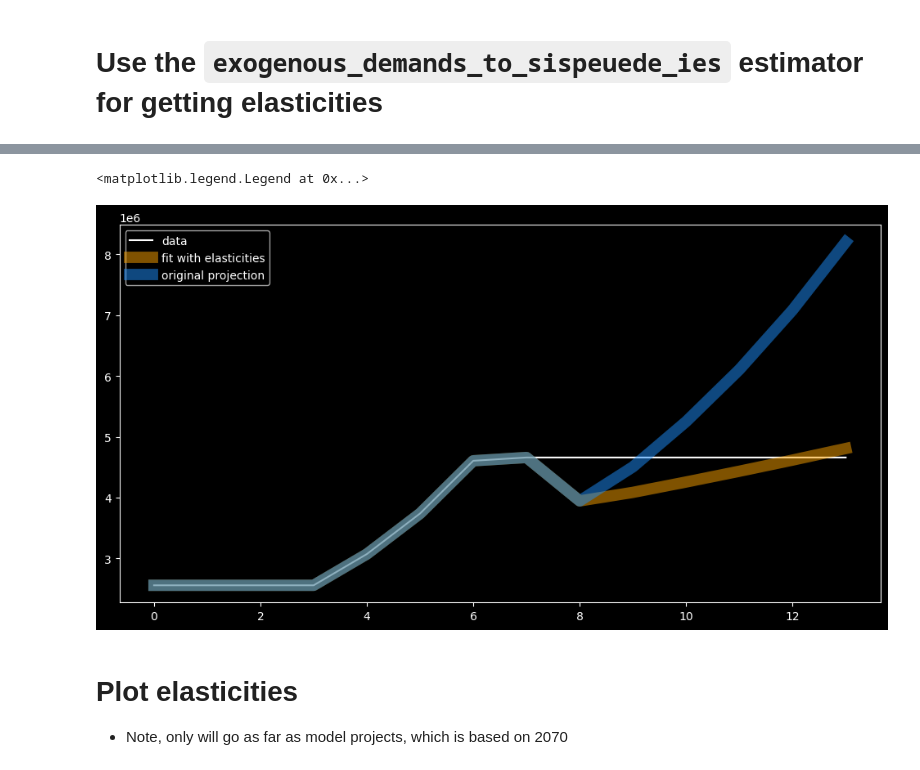
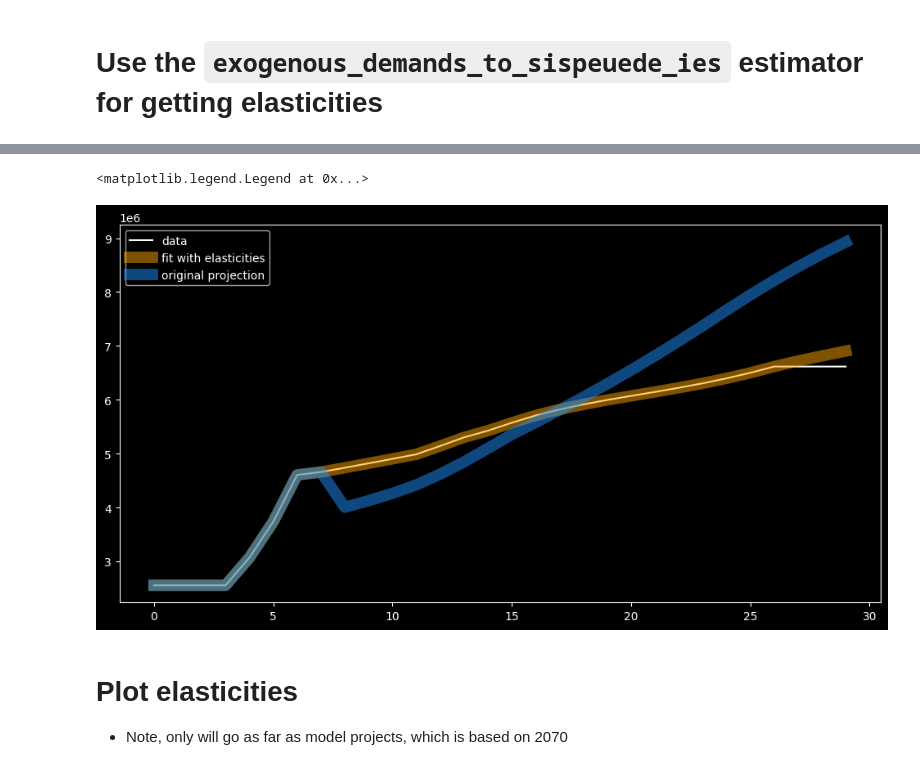
Before and after one commit to sisepuede-framework/ssp_uganda_data, a Jupyter notebook: data_processing/ELASTICITIES_INDUSTRIAL_PRODUCTION.ipynb, the cells around one changed output, grey strips where cells are left out. Saved outputs shown, nothing was run; the diff lists cells and outputs as text; code cells hidden in the pictures.

Commit message:
updated industrial elasticities to reflect growth rates from NDPIV

```diff
--- a/data_processing/ELASTICITIES_INDUSTRIAL_PRODUCTION.ipynb
+++ b/data_processing/ELASTICITIES_INDUSTRIAL_PRODUCTION.ipynb
@@ -88,5 +88,9 @@ df_ext = (
     )
 )
 
-# estimate the first year needed for projecting
-time_period_project_first = int(float(df_ext[time_periods.field_time_period].max() + 1))
+# get extraction by year
+df_ext_by_year = (
+    time_periods
+    .tps_to_years(df_ext)
+    .drop(columns = time_periods.field_time_period)
+)
@@ -101,7 +305,7 @@ modvar_scalar = matt.get_variable(model_ippu.modvar_ippu_scalar_production, )
 
 importlib.reload(elast)
 df_prodscalar, df_elasticities, df_prodinit = elast.exogenous_demands_to_sispeuede_ies(
-    df_inputs,
+    df_inputs2,
     matt,
     modvar_prodinit,  # model_ippu.modvar_ippu_prod_qty_init,
     modvar_gdp,       # model_ippu.model_socioeconomic.modvar_econ_gdp,
@@ -117,9 +321,22 @@ df_prodscalar, df_elasticities, df_prodinit = elast.exogenous_demands_to_sispeue
 )
 
 
+# A FIX ON ELASTICITIES FOR NOW--FIX IN THE PACKAGE!
+
+print("""Note: there appears to be an issue in exogenous_demands_to_sispeuede_ies()
+    at the boundary where elasticities meet. Fix the function. The current temporary
+    solution is to drop and interpolate."""
+)
+ind_check = np.where(df_inputs2[time_periods.field_time_period] == time_period_project_first)[0][0]
+for fld in modvar_elast.fields:
+    df_elasticities[fld].iloc[ind_check - 1] = np.nan
+
+df_elasticities = df_elasticities.interpolate()
+
+
 # inputs that can be tested
-df_inputs2 = sf.match_df_to_target_df(
-    df_inputs,
+df_inputs3 = sf.match_df_to_target_df(
+    df_inputs2,
     df_elasticities,
     fields_index = [
         regions.field_iso,
@@ -142,20 +352,21 @@ df_prodinit.head()
 # %%
-df_out = model_ippu(df_inputs, )
-df_out2 = model_ippu(df_inputs2, )
+df_out = model_ippu(df_inputs2, )
+df_out2 = model_ippu(df_inputs3, )
 # %%
 fig, ax = plt.subplots(figsize = (12, 6))
+ind_max = 30
 
 cat = "cement"# "lime_and_carbonite"
 fld_init = modvar_prodinit.build_fields(category_restrictions = cat, )
 fld_est = modvar_prod.build_fields(category_restrictions = cat, )
 
-ax.plot(df_prodinit[fld_init].iloc[0:14].values, c = "white", label = "data", )
-ax.plot(df_out2[fld_est].iloc[0:14].values, c = "orange", alpha = 0.5, linewidth = 10, label = "fit with elasticities")
-ax.plot(df_out[fld_est].iloc[0:14].values, c = "dodgerblue", alpha = 0.5, linewidth = 10, label = "original projection")
+ax.plot(df_prodinit[fld_init].iloc[0:ind_max].values, c = "white", label = "data", )
+ax.plot(df_out2[fld_est].iloc[0:ind_max].values, c = "orange", alpha = 0.5, linewidth = 10, label = "fit with elasticities")
+ax.plot(df_out[fld_est].iloc[0:ind_max].values, c = "dodgerblue", alpha = 0.5, linewidth = 10, label = "original projection")
 ax.legend()
 # %% [output]
 <matplotlib.legend.Legend at 0x...>
-[figure, old version]
+[figure, new version]
 # %% [markdown]
 # Plot elasticities
 - Note, only will go as far as model projects, which is based on 2070
```
Also changed, not shown: parts of 11 cells of this notebook, 1 other file.
